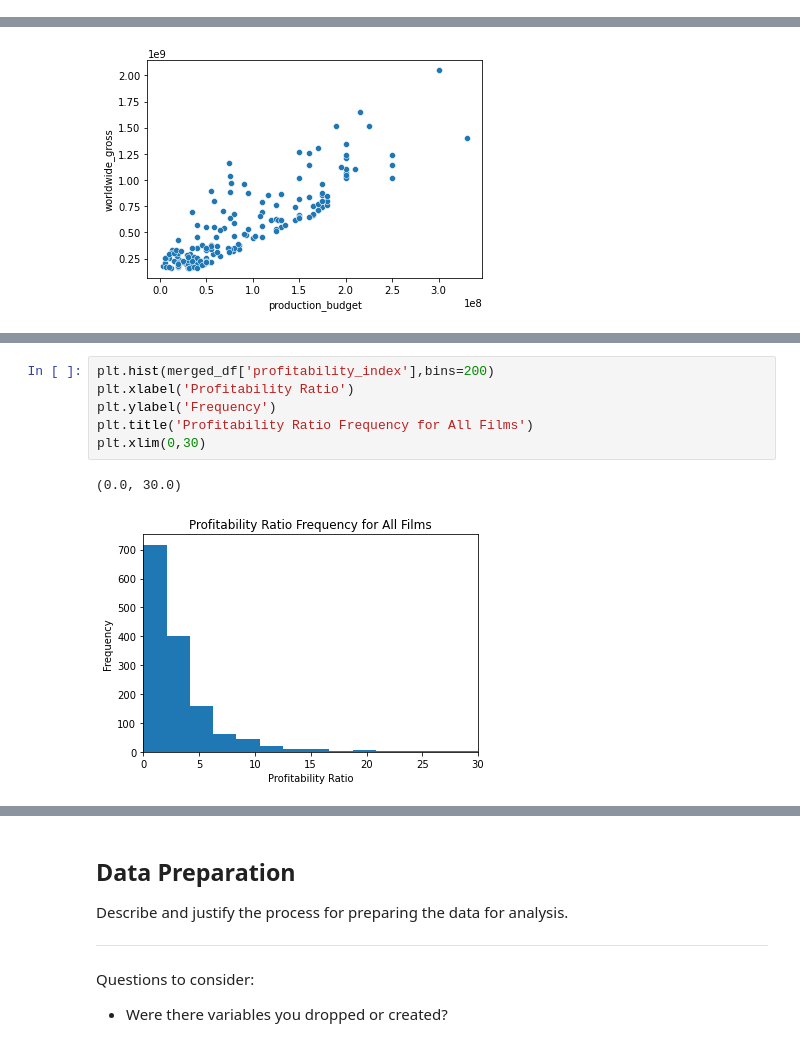
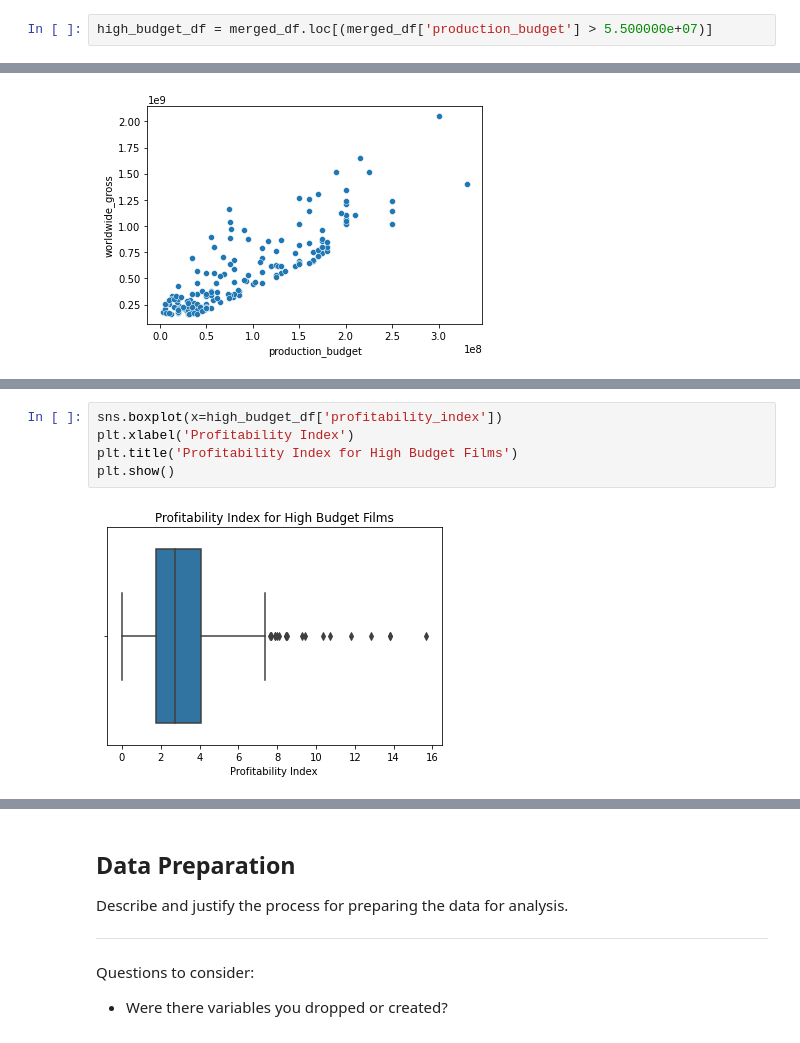
Before and after one commit to jbenasuli/Movie-Box-Office-Analysis, a Jupyter notebook: dsc-phase1-project-template.ipynb, the cells around one changed output, grey strips where cells are left out. Drawn from its saved outputs; the diff is of its cells as text.

```diff
--- a/dsc-phase1-project-template.ipynb
+++ b/dsc-phase1-project-template.ipynb
@@ -325,3 +314,5 @@ df_genres_over_100 = pd.pivot_table(over_100_gross,index=['genre1','genre2','gen
+# %%
+high_budget_df = merged_df.loc[(merged_df['production_budget'] > 5.500000e+07)]
 # %%
 # melt the dataframe to convert the genre columns to rows
 genres_pi = merged_df.melt(id_vars=['profitability_index'], value_vars=['genre1', 'genre2', 'genre3'])
@@ -422,9 +456,7 @@ plt.show()
 # %%
-plt.hist(merged_df['profitability_index'],bins=200)
-plt.xlabel('Profitability Ratio')
-plt.ylabel('Frequency')
-plt.title('Profitability Ratio Frequency for All Films')
-plt.xlim(0,30)
+sns.boxplot(x=high_budget_df['profitability_index'])
+plt.xlabel('Profitability Index')
+plt.title('Profitability Index for High Budget Films')
+plt.show()
 # %% [output]
-(0.0, 30.0)
-[figure, old version]
+[figure, new version]
```
Also changed, not shown: parts of 20 cells of this notebook.
